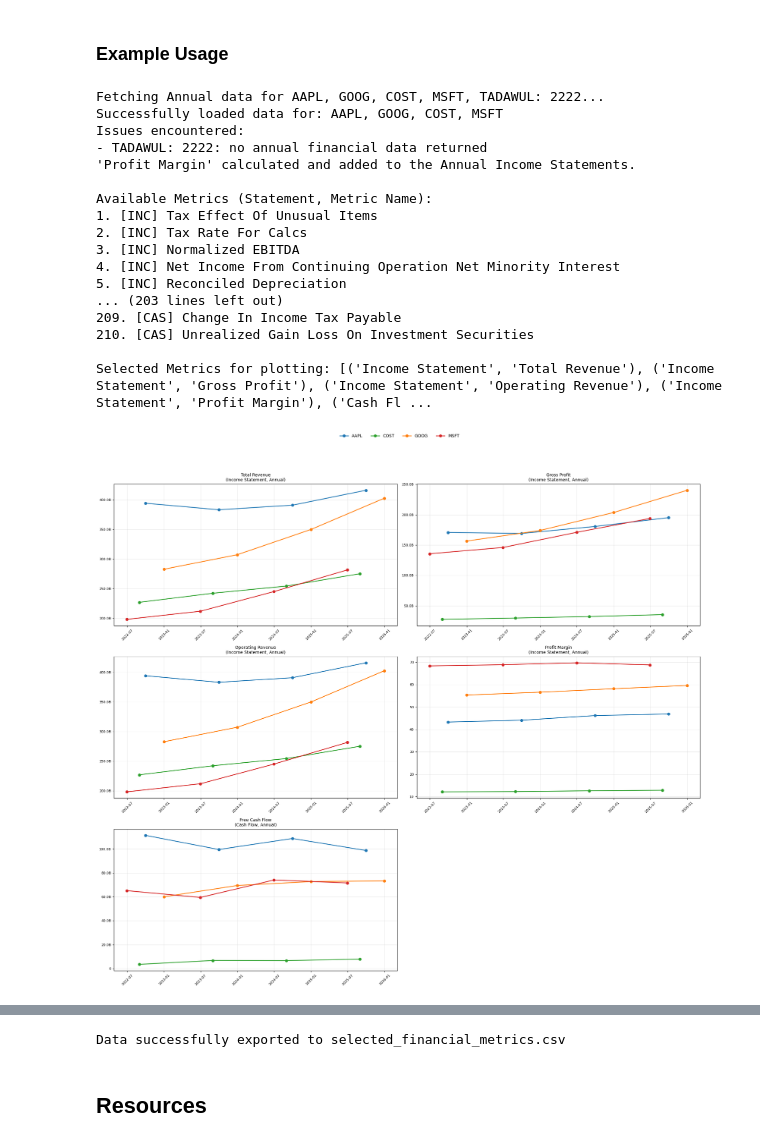
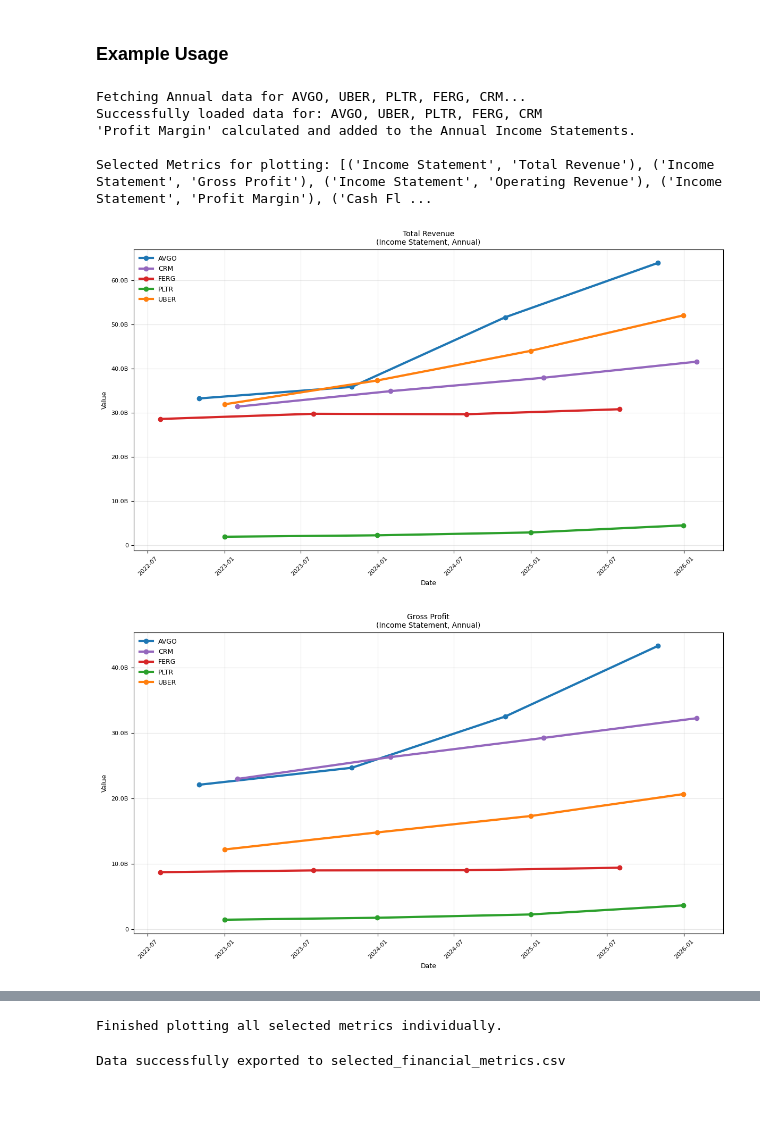
Before and after one commit to aemdur/Financial-Statement-Plotter, a Jupyter notebook: Financial_Statement_Plotter.ipynb, the cells around one changed output, grey strips where cells are left out. Cells and saved outputs as stored; diff of their text form; code cells hidden in the pictures; blank space fills up the shorter version.

```diff
--- a/Financial_Statement_Plotter.ipynb
+++ b/Financial_Statement_Plotter.ipynb
@@ -300,7 +302,7 @@ def export_financial_metrics_to_csv(fetched_data, selected_metrics, period_type,
 ### Example Usage
 # %%
 # 1. Define your tickers and period
-my_tickers = ['AAPL', 'GOOG', 'COST', 'MSFT', 'TADAWUL: 2222'] # You can change these
+my_tickers = ['AVGO', 'UBER', 'PLTR', 'FERG', 'CRM'] # You can change these
 my_period = 'Annual' # Or 'Quarterly'
 
 # 2. Fetch the financial data
@@ -313,49 +315,38 @@ if financial_data:
 # 3. Get available metrics from the fetched data (now including calculated ones)
 if financial_data:
     available_metrics = get_available_metrics(financial_data, my_period)
-    print("\nAvailable Metrics (Statement, Metric Name):")
-    for i, (stmt, metric) in enumerate(available_metrics):
-        print(f"{i+1}. [{stmt[:3].upper()}] {metric}")
+    #print("\nAvailable Metrics (Statement, Metric Name):")
+    #for i, (stmt, metric) in enumerate(available_metrics):
+    #    print(f"{i+1}. [{stmt[:3].upper()}] {metric}")
 
     # 4. Select metrics to plot by explicit (Statement, Metric Name) tuples
     # This is more robust than using indices.
     desired_metrics_to_plot = [
         ('Income Statement', 'Total Revenue'),
         ('Income Statement', 'Gross Profit'), # Corrected to include space
         ('Income Statement', 'Operating Revenue'),
         ('Income Statement', 'Profit Margin'), # Explicitly add Profit Margin
         ('Cash Flow', 'Free Cash Flow') # Example for another statement
     ]
 
     selected_metrics = []
     for desired_metric_tuple in desired_metrics_to_plot:
         if desired_metric_tuple in available_metrics:
             selected_metrics.append(desired_metric_tuple)
         else:
             print(f"Warning: Desired metric {desired_metric_tuple} not found in available metrics and will not be plotted.")
 
     print(f"\nSelected Metrics for plotting: {selected_metrics}")
 
     # 5. Plot the selected metrics
     plot_financial_metrics(financial_data, selected_metrics, my_period, my_tickers)
 else:
     print("Cannot proceed to plot as no data was successfully loaded.")
 # %% [output]
-Fetching Annual data for AAPL, GOOG, COST, MSFT, TADAWUL: 2222...
-Successfully loaded data for: AAPL, GOOG, COST, MSFT
-Issues encountered:
-- TADAWUL: 2222: no annual financial data returned
+Fetching Annual data for AVGO, UBER, PLTR, FERG, CRM...
+Successfully loaded data for: AVGO, UBER, PLTR, FERG, CRM
 'Profit Margin' calculated and added to the Annual Income Statements.
 
-Available Metrics (Statement, Metric Name):
-1. [INC] Tax Effect Of Unusual Items
-2. [INC] Tax Rate For Calcs
-3. [INC] Normalized EBITDA
-4. [INC] Net Income From Continuing Operation Net Minority Interest
-5. [INC] Reconciled Depreciation
-... (203 lines left out)
-209. [CAS] Change In Income Tax Payable
-210. [CAS] Unrealized Gain Loss On Investment Securities
-
 Selected Metrics for plotting: [('Income Statement', 'Total Revenue'), ('Income Statement', 'Gross Profit'), ('Income Statement', 'Operating Revenue'), ('Income Statement', 'Profit Margin'), ('Cash Fl ...
-[figure, old version]
+[figure, new version]
+[figure, added]
@@ -362,3 +356,4 @@ Selected Metrics for plotting: [('Income Statement', 'Total Revenue'), ('Income
+Finished plotting all selected metrics individually.
 # %%
 # 6. Export the selected metrics data to a CSV file
 if financial_data:
@@ -366,5 +361,3 @@ if financial_data:
     export_financial_metrics_to_csv(financial_data, selected_metrics, my_period, my_tickers, export_filename)
 # %% [output]
 Data successfully exported to selected_financial_metrics.csv
-# %% [markdown]
-## Resources
```
Also changed, not shown: parts of 5 cells of this notebook.
